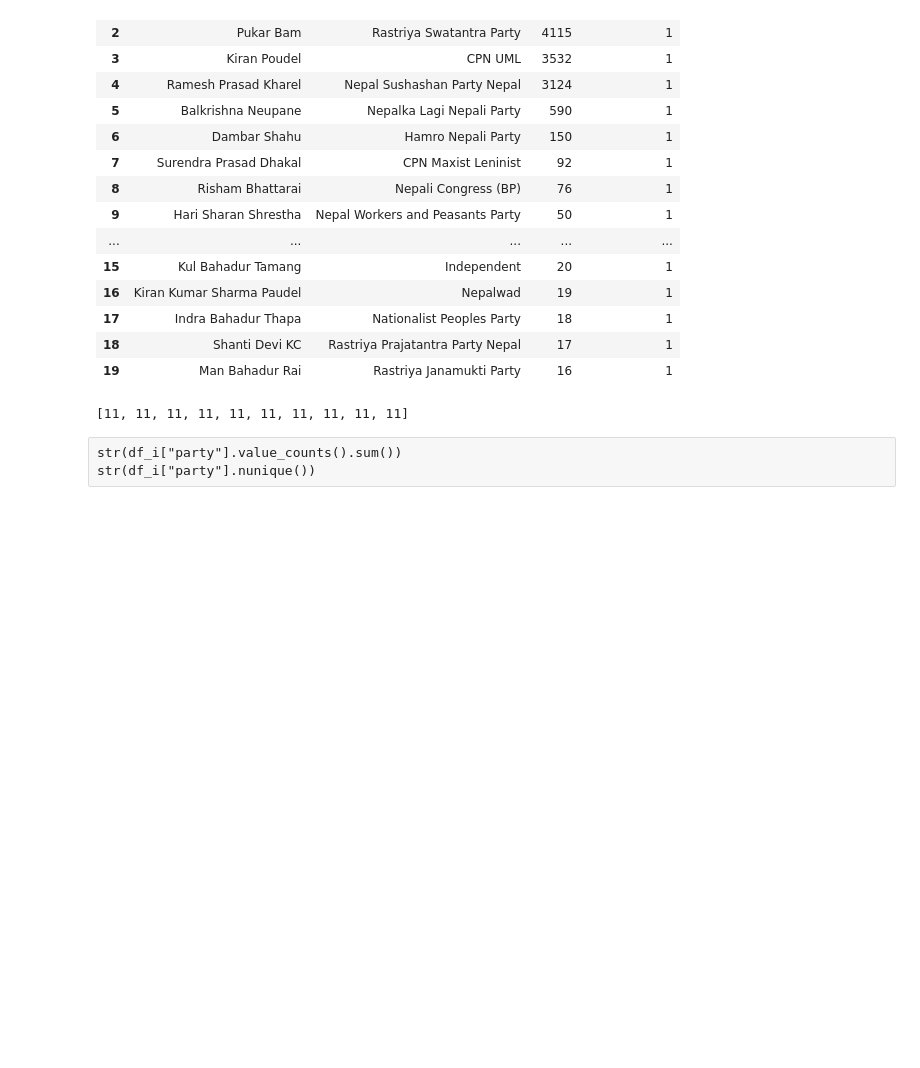
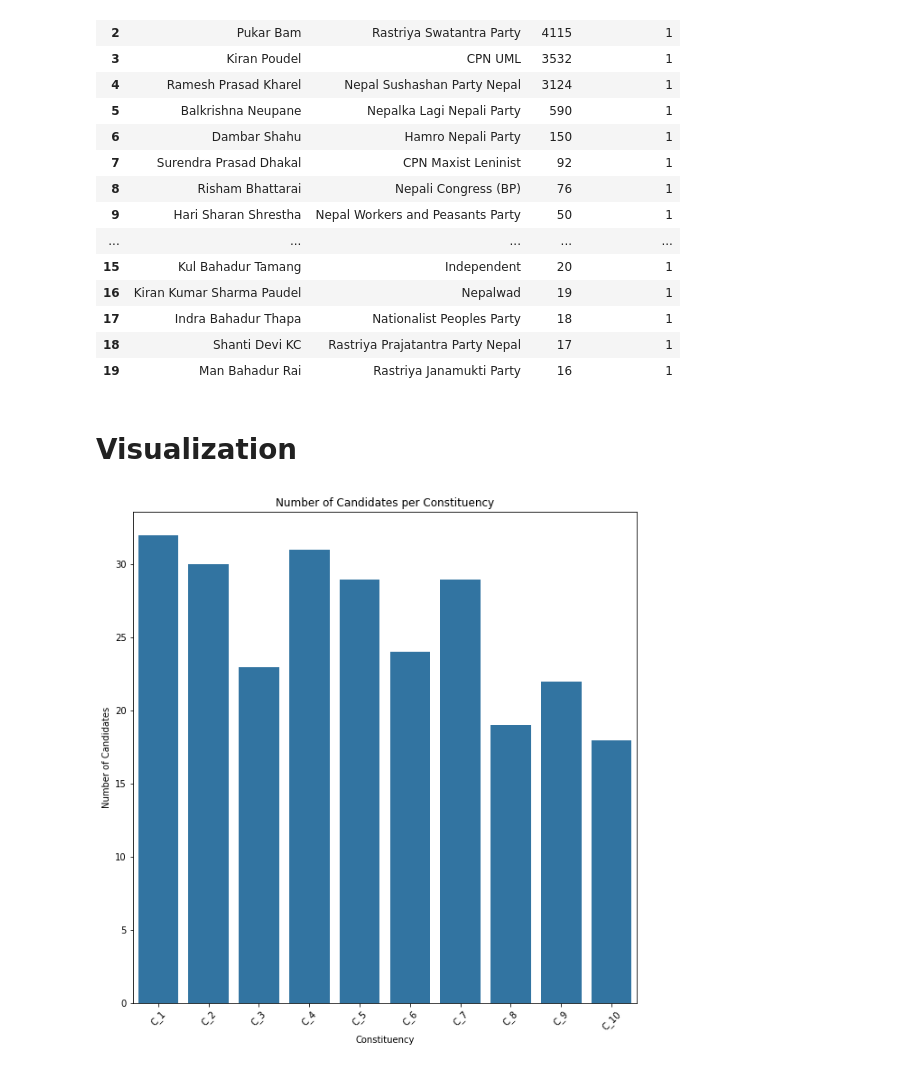
Before and after one commit to DS-saksham/Election_analysis, a Jupyter notebook: Untitled.ipynb, the cells around one changed output. Drawn from its saved outputs; the diff is of its cells as text; code cells hidden in the pictures; blank space fills up the shorter version.

Commit message:
some visualization

```diff
--- a/Untitled.ipynb
+++ b/Untitled.ipynb
@@ -41,11 +43,20 @@ no_of_independent_candidates = []
 for i, df_i in enumerate(df, start=1):
     no_of_candidates.append(df_i["party"].value_counts().sum())
     no_of_individual_parties.append(df_i["party"].nunique())
-    no_of_independent_candidates.append((df_["party"] == "Independent").sum())
+    no_of_independent_candidates.append((df_i["party"] == "Independent").sum())
 # %%
-no_of_independent_candidates
+# Creating labels for constituencies
+constituencies = [f"C_{i+1}" for i in range(len(no_of_independent_candidates))]
-# %% [output]
-[11, 11, 11, 11, 11, 11, 11, 11, 11, 11]
-# %% [raw]
-str(df_i["party"].value_counts().sum())
-str(df_i["party"].nunique())
+# %% [markdown]
+# Visualization
+# %%
+# NO of Candidates in each Constituency
+plt.figure(figsize=(10,10))
+sns.barplot(x=constituencies,y=no_of_candidates)
+plt.title("Number of Candidates per Constituency")
+plt.xlabel("Constituency")
+plt.ylabel("Number of Candidates")
+plt.xticks(rotation=45)
+plt.show()
+# %% [output]
+[figure, added]
```
Also changed, not shown: parts of 7 cells of this notebook.
